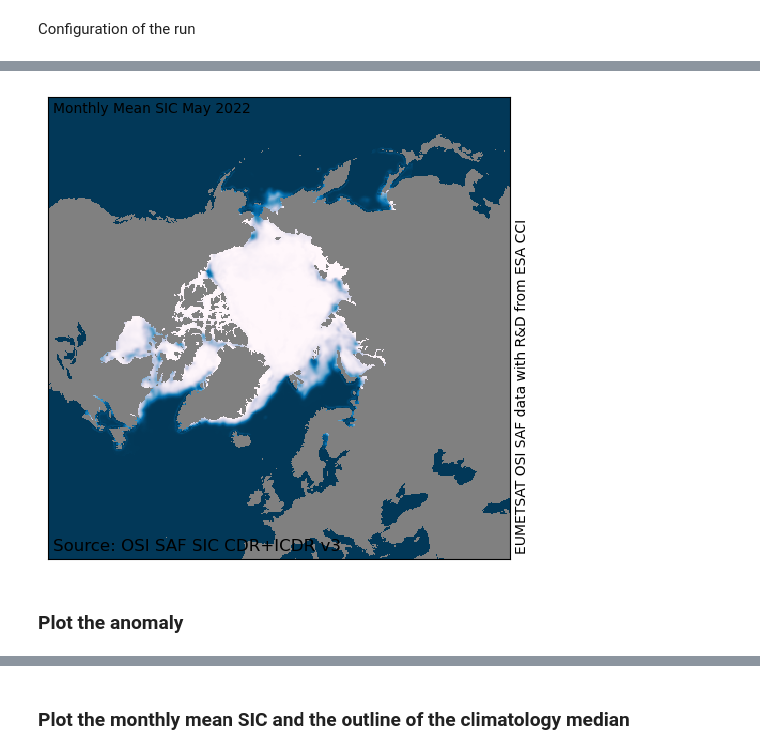
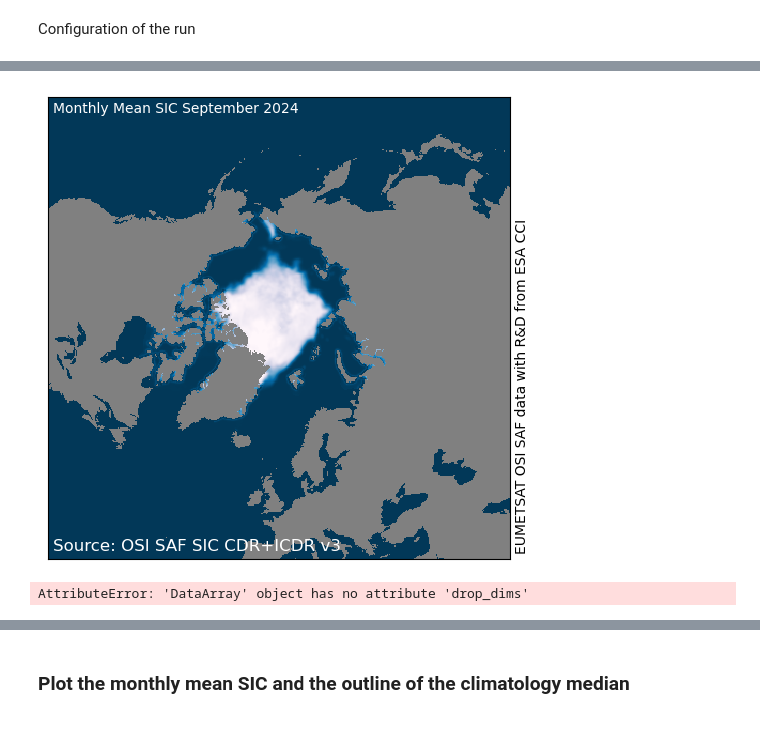
Before and after one commit to TomLav/snippets, a Jupyter notebook: Monthly Sea Ice Concentration Anomalies.ipynb, the cells around one changed output, grey strips where cells are left out. Saved outputs shown, nothing was run; the diff lists cells and outputs as text; code cells hidden in the pictures.

```diff
--- a/Monthly Sea Ice Concentration Anomalies.ipynb
+++ b/Monthly Sea Ice Concentration Anomalies.ipynb
@@ -14,7 +18,7 @@ import numpy as np
 # %% [markdown]
 Configuration of the run
 # %%
-dt = date(2022,5,12)
+dt = date(2024,9,12)
 area = 'nh'
 outdir = '.'
 indirs = None
@@ -115,18 +267,18 @@ month_ds = reconstruct_sic(month_ds)
 # %%
 from matplotlib import pylab as plt
 from cmocean import cm
 
 cmap = copy(plt.colormaps['PuBu_r'])
 cmap.set_bad('grey')
 
 fig, ax = plt.subplots(figsize=(10,6))
 ax.imshow(month_ds['ice_conc'][0].to_masked_array(),
           interpolation='none', vmin=0, vmax=100, cmap=cmap)
 ax.set_xticks([])
 ax.set_yticks([])
-ax.text(0.01,0.99,'Monthly Mean SIC {:%B %Y}'.format(dt,), va='top', transform=ax.transAxes)
+ax.text(0.01,0.99,'Monthly Mean SIC {:%B %Y}'.format(dt,), va='top', transform=ax.transAxes, color='white')
 ax.text(1.01,0.01,'EUMETSAT OSI SAF data with R&D from ESA CCI', rotation=90, ha='left', va='bottom', transform=ax.transAxes)
-ax.text(0.01,0.01,'Source: OSI SAF SIC CDR+ICDR v3', fontsize=12, va='bottom', transform=ax.transAxes)
+ax.text(0.01,0.01,'Source: OSI SAF SIC CDR+ICDR v3', fontsize=12, va='bottom', transform=ax.transAxes, color='white')
 plt.show()
 # %% [output]
-[figure, old version]
+[figure, new version]
@@ -138,8 +285,13 @@ climo_mean = climo_ds.mean(dim="time", keep_attrs=True)
 # %%
 # compute climatological anomaly
-month_anomaly = month_ds - climo_mean
+month_anomaly = month_ds['ice_conc'].drop_dims('time') - climo_mean['ice_conc_mean'].drop_dims('time')
+month_anomaly = month_anomaly['ice_conc'].expand_dims(time=month_ds.dims['time'])
+#month_anomaly = month_anomaly.transpose('time', 'yc', 'xc')
+#print(month_ds.dims)
+#print(climo_mean.dims)
+#print(month_anomaly.dims)
+# %% [output]
+AttributeError: 'DataArray' object has no attribute 'drop_dims'
-# %% [markdown]
-### Plot the anomaly
 # %%
 from matplotlib import pylab as plt
 from cmocean import cm
```
Also changed, not shown: parts of 28 cells of this notebook.
